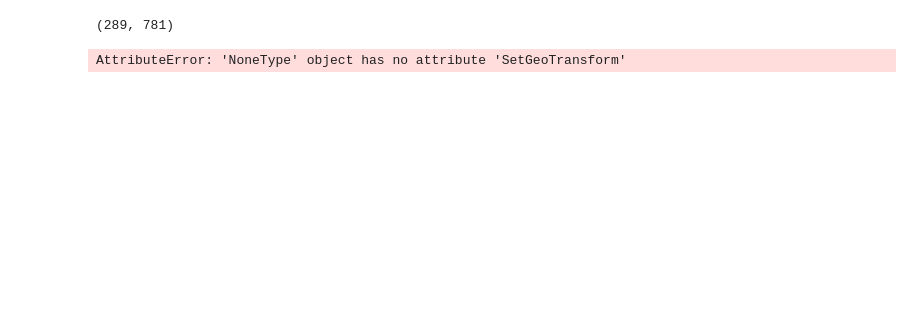
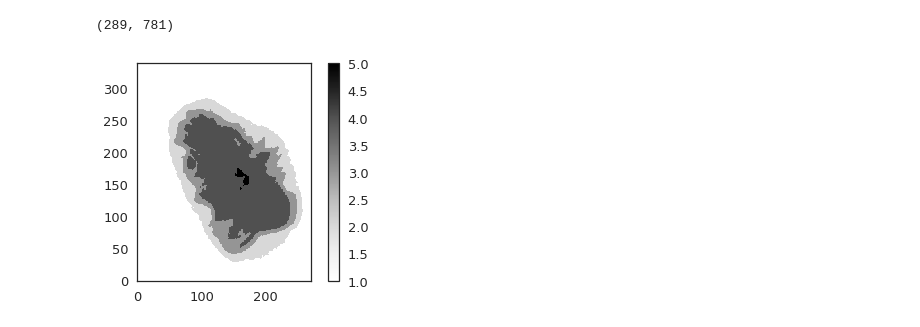
Before and after one commit to cgre-aachen/remote-geomod, a Jupyter notebook: notebooks/03_geological_modeling.ipynb, the cells around one changed output. Saved outputs shown, nothing was run; the diff lists cells and outputs as text; code cells hidden in the pictures; blank space fills up the shorter version.

Commit message:
Updated GeoTiff export with correct orientation etc.

```diff
--- a/notebooks/03_geological_modeling.ipynb
+++ b/notebooks/03_geological_modeling.ipynb
@@ -268,6 +293,9 @@ np.min(dtm), np.max(dtm)
 # %% [output]
 (289, 781)
 # %%
+# set number of layers for correct coloring:
+n = 5
+
 file = geotiff_filepath
 outFileName = "/data/geomap.tif"
 # transform data
@@ -289,9 +317,9 @@ outdata = driver.Create(outFileName, rows, cols, 3, gdal.GDT_Byte, options=optio
 
 outdata.SetGeoTransform(ds.GetGeoTransform())##sets same geotransform as input
 outdata.SetProjection(ds.GetProjection())##sets same projection as input
-outdata.GetRasterBand(1).WriteArray(geo_map*64)
-outdata.GetRasterBand(2).WriteArray(geo_map*64)
-outdata.GetRasterBand(3).WriteArray(geo_map*64)
+outdata.GetRasterBand(1).WriteArray(geo_map[:,::-1].T*256/n)
+outdata.GetRasterBand(2).WriteArray(geo_map[:,::-1].T*256/n)
+outdata.GetRasterBand(3).WriteArray(geo_map[:,::-1].T*256/n)
 # outdata.GetRasterBand(4).WriteArray(np.ones_like(geo_map)*100)
 outdata.GetRasterBand(1).SetColorInterpretation(gdal.GCI_RedBand)
 outdata.GetRasterBand(2).SetColorInterpretation(gdal.GCI_GreenBand)
@@ -304,13 +332,13 @@ outdata.FlushCache() ##saves to disk!!
 outdata = None
 band=None
 ds=None
-# %% [output]
-AttributeError: 'NoneType' object has no attribute 'SetGeoTransform'
 # %%
-plt.imshow(geo_map)
+plt.imshow(geo_map[::-1,:], origin='lower left')
 geo_map[np.where(geo_map == 0)] = 10
 plt.colorbar()
 plt.show()
+# %% [output]
+[figure, added]
 # %%
 arr.dtype
 # %%
```
Also changed, not shown: parts of 29 cells of this notebook, 2 other files.
